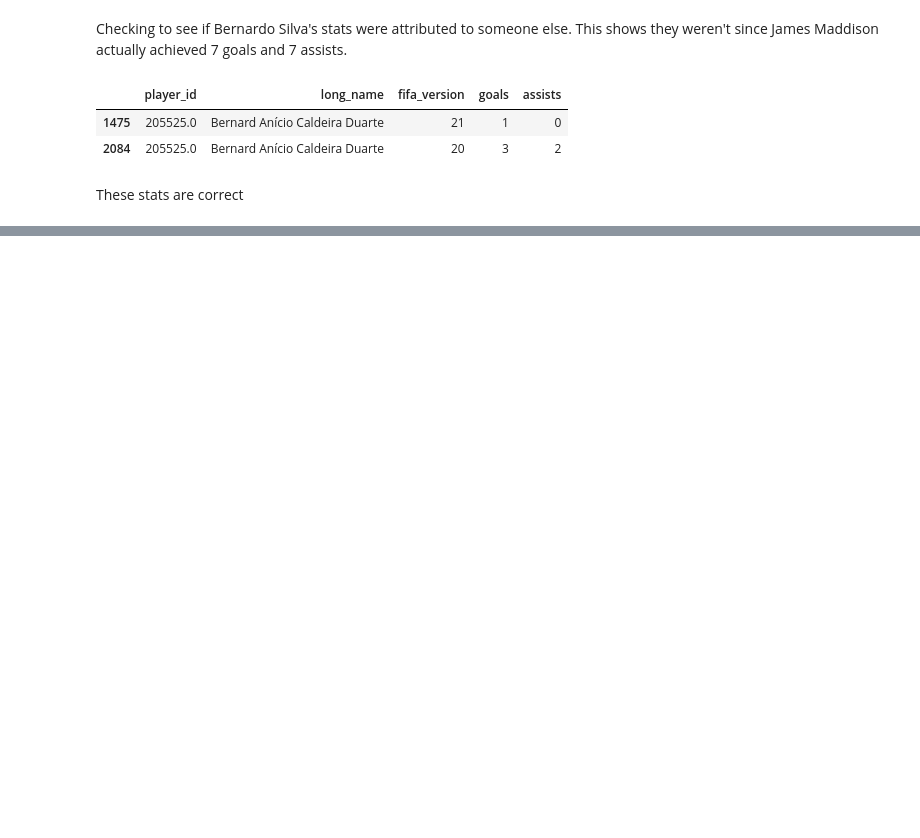
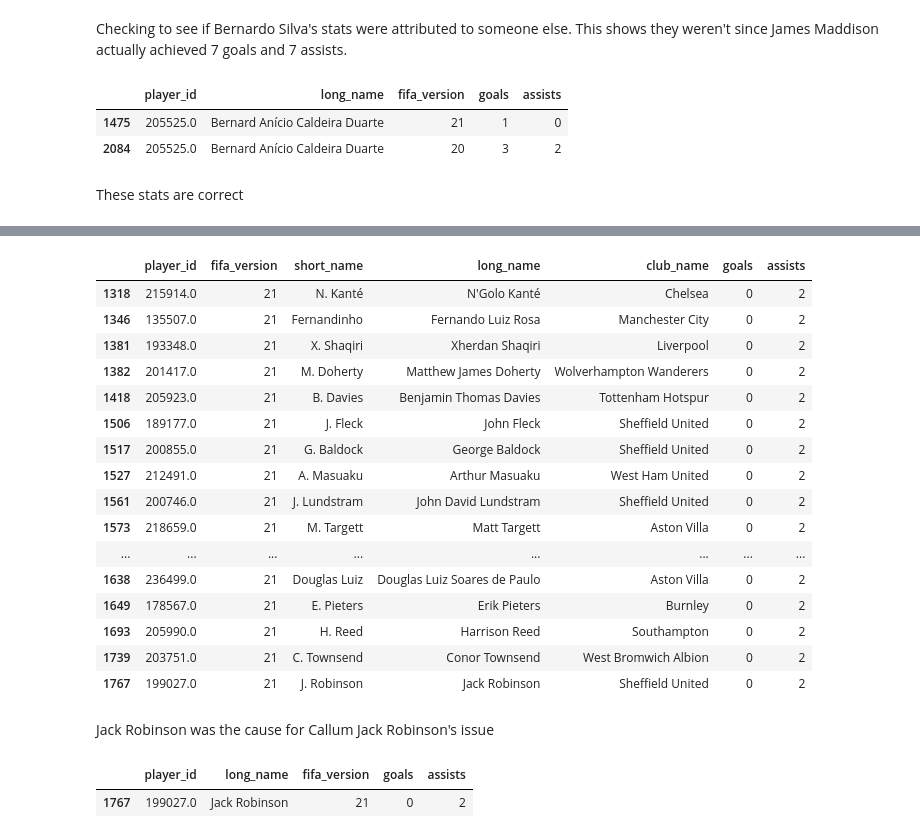
Before and after one commit to JonathonLeiding/fifa-score-analysis, a Jupyter notebook: jup_notebooks/cleaning_data.ipynb, the cells around one changed output, grey strips where cells are left out. Cells and saved outputs as stored; diff of their text form; code cells hidden in the pictures; blank space fills up the shorter version.

```diff
--- a/jup_notebooks/cleaning_data.ipynb
+++ b/jup_notebooks/cleaning_data.ipynb
@@ -1034,0 +1137,2 @@ These  stats  are  correct
+# %%
+df = df.drop([1390,744,111])
@@ -1034,0 +1157,3 @@ These  stats  are  correct
+# %%
+df.loc[1175, ['goals', 'assists']] = [0,0]
+df.loc[1176, ['goals', 'assists']] = [0,0]
@@ -1034,0 +1171,3 @@ These  stats  are  correct
+# %%
+# Weirdly, only the 22' season was messed up
+df.loc[1175, ['goals', 'assists']] = [2,2]
@@ -1034,0 +1182,29 @@ These  stats  are  correct
+# %%
+df = df.drop(1721)
+# %%
+df[(df['fifa_version']==21) & (df['goals']==0) & (df['assists']==2)][['player_id','fifa_version','short_name','long_name', 'club_name', 'goals', 'assists']]
+# %% [output]
+|  | player_id | fifa_version | short_name | long_name | club_name | goals | assists |
+| 1318 | 215914.0 | 21 | N. Kanté | N'Golo Kanté | Chelsea | 0 | 2 |
+| 1346 | 135507.0 | 21 | Fernandinho | Fernando Luiz Rosa | Manchester City | 0 | 2 |
+| 1381 | 193348.0 | 21 | X. Shaqiri | Xherdan Shaqiri | Liverpool | 0 | 2 |
+| 1382 | 201417.0 | 21 | M. Doherty | Matthew James Doherty | Wolverhampton Wanderers | 0 | 2 |
+| 1418 | 205923.0 | 21 | B. Davies | Benjamin Thomas Davies | Tottenham Hotspur | 0 | 2 |
+| 1506 | 189177.0 | 21 | J. Fleck | John Fleck | Sheffield United | 0 | 2 |
+| 1517 | 200855.0 | 21 | G. Baldock | George Baldock | Sheffield United | 0 | 2 |
+| 1527 | 212491.0 | 21 | A. Masuaku | Arthur Masuaku | West Ham United | 0 | 2 |
+| 1561 | 200746.0 | 21 | J. Lundstram | John David Lundstram | Sheffield United | 0 | 2 |
+| 1573 | 218659.0 | 21 | M. Targett | Matt Targett | Aston Villa | 0 | 2 |
+| ... | ... | ... | ... | ... | ... | ... | ... |
+| 1638 | 236499.0 | 21 | Douglas Luiz | Douglas Luiz Soares de Paulo | Aston Villa | 0 | 2 |
+| 1649 | 178567.0 | 21 | E. Pieters | Erik Pieters | Burnley | 0 | 2 |
+| 1693 | 205990.0 | 21 | H. Reed | Harrison Reed | Southampton | 0 | 2 |
+| 1739 | 203751.0 | 21 | C. Townsend | Conor Townsend | West Bromwich Albion | 0 | 2 |
+| 1767 | 199027.0 | 21 | J. Robinson | Jack Robinson | Sheffield United | 0 | 2 |
+# %% [markdown]
+Jack  Robinson  was  the  cause  for  Callum  Jack  Robinson's  issue
+# %%
+df[df['player_id']==199027.0][['player_id', 'long_name',  'fifa_version', 'goals', 'assists']]
+# %% [output]
+|  | player_id | long_name | fifa_version | goals | assists |
+| 1767 | 199027.0 | Jack Robinson | 21 | 0 | 2 |
```
Also changed, not shown: parts of 112 cells of this notebook, 2 other files.
